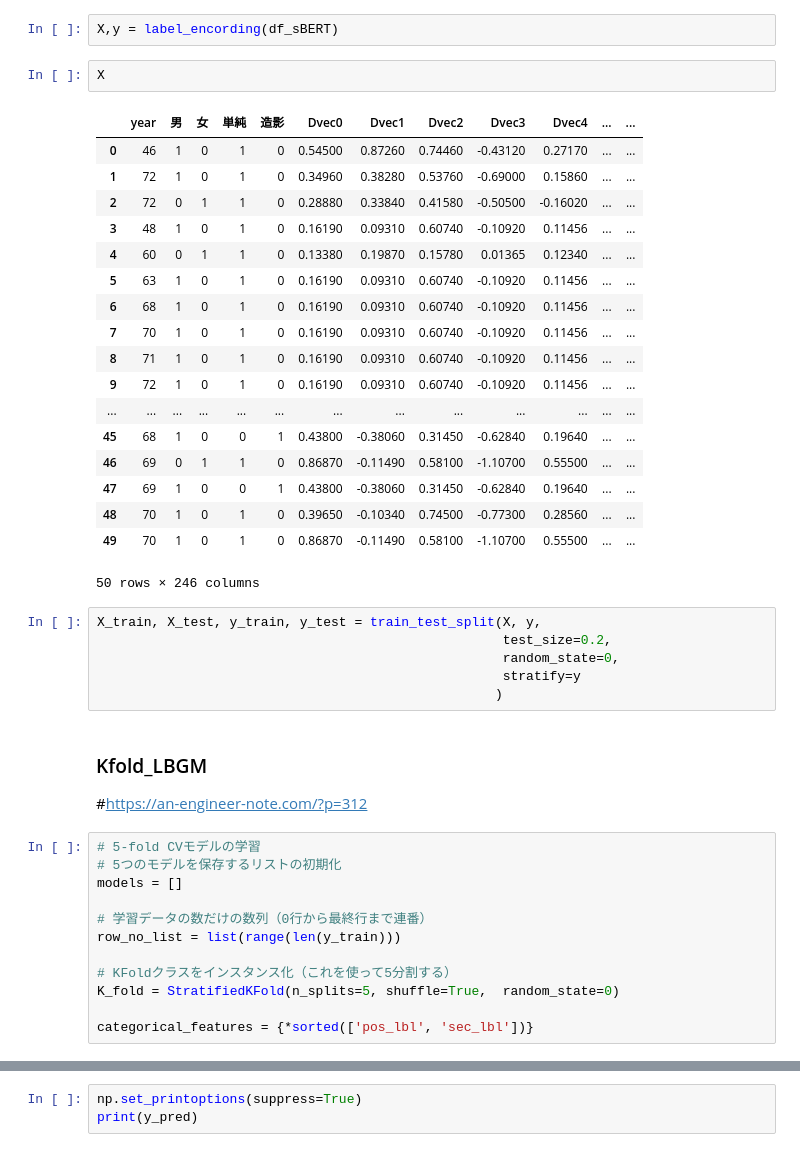
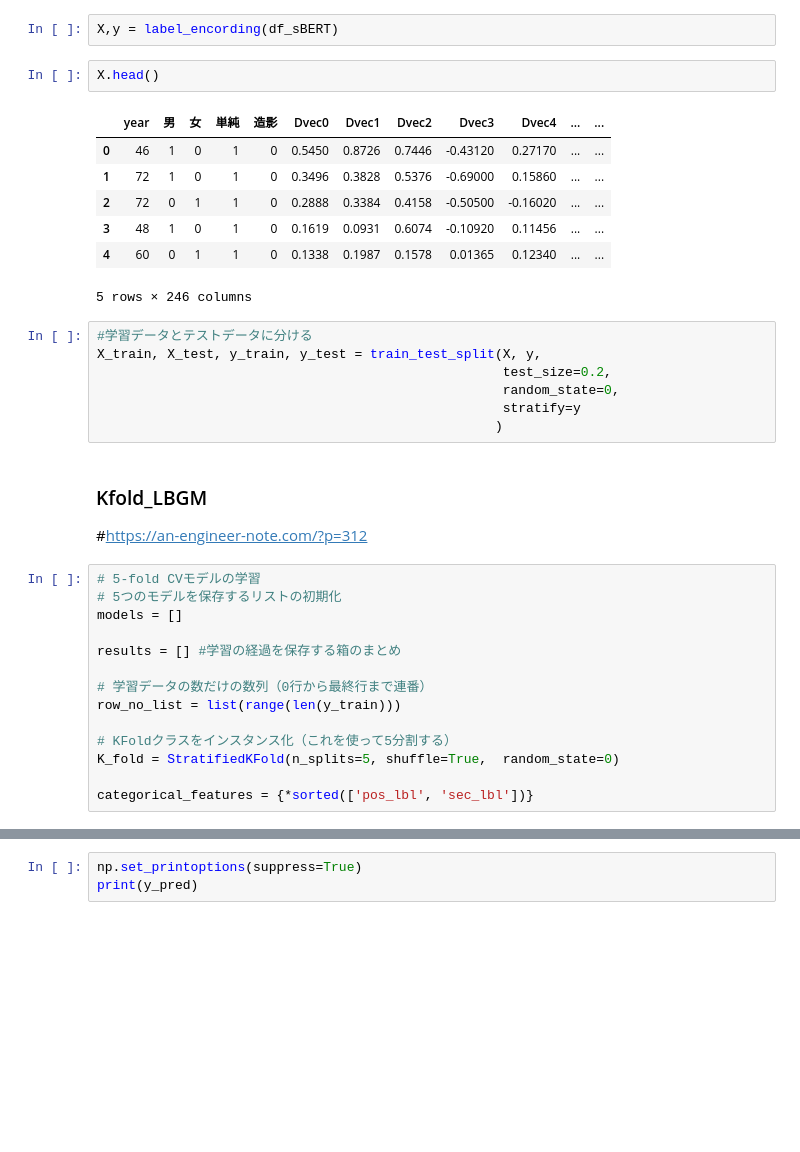
Before and after one commit to mecab-g/MRI, a Jupyter notebook: プロトコール予測/てすと.ipynb, the cells around one changed output, grey strips where cells are left out. Drawn from its saved outputs; the diff is of its cells as text; blank space fills up the shorter version.

```diff
--- a/プロトコール予測/てすと.ipynb
+++ b/プロトコール予測/てすと.ipynb
@@ -90,27 +75,17 @@ df_sBERT.head()
 # %%
 X,y = label_encording(df_sBERT)
 # %%
-X
+X.head()
 # %% [output]
 |  | year | 男 | 女 | 単純 | 造影 | Dvec0 | Dvec1 | Dvec2 | Dvec3 | Dvec4 | ... | ... |
-| 0 | 46 | 1 | 0 | 1 | 0 | 0.54500 | 0.87260 | 0.74460 | -0.43120 | 0.27170 | ... | ... |
-| 1 | 72 | 1 | 0 | 1 | 0 | 0.34960 | 0.38280 | 0.53760 | -0.69000 | 0.15860 | ... | ... |
-| 2 | 72 | 0 | 1 | 1 | 0 | 0.28880 | 0.33840 | 0.41580 | -0.50500 | -0.16020 | ... | ... |
-| 3 | 48 | 1 | 0 | 1 | 0 | 0.16190 | 0.09310 | 0.60740 | -0.10920 | 0.11456 | ... | ... |
-| 4 | 60 | 0 | 1 | 1 | 0 | 0.13380 | 0.19870 | 0.15780 | 0.01365 | 0.12340 | ... | ... |
-| 5 | 63 | 1 | 0 | 1 | 0 | 0.16190 | 0.09310 | 0.60740 | -0.10920 | 0.11456 | ... | ... |
-| 6 | 68 | 1 | 0 | 1 | 0 | 0.16190 | 0.09310 | 0.60740 | -0.10920 | 0.11456 | ... | ... |
-| 7 | 70 | 1 | 0 | 1 | 0 | 0.16190 | 0.09310 | 0.60740 | -0.10920 | 0.11456 | ... | ... |
-| 8 | 71 | 1 | 0 | 1 | 0 | 0.16190 | 0.09310 | 0.60740 | -0.10920 | 0.11456 | ... | ... |
-| 9 | 72 | 1 | 0 | 1 | 0 | 0.16190 | 0.09310 | 0.60740 | -0.10920 | 0.11456 | ... | ... |
-| ... | ... | ... | ... | ... | ... | ... | ... | ... | ... | ... | ... | ... |
-| 45 | 68 | 1 | 0 | 0 | 1 | 0.43800 | -0.38060 | 0.31450 | -0.62840 | 0.19640 | ... | ... |
-| 46 | 69 | 0 | 1 | 1 | 0 | 0.86870 | -0.11490 | 0.58100 | -1.10700 | 0.55500 | ... | ... |
-| 47 | 69 | 1 | 0 | 0 | 1 | 0.43800 | -0.38060 | 0.31450 | -0.62840 | 0.19640 | ... | ... |
-| 48 | 70 | 1 | 0 | 1 | 0 | 0.39650 | -0.10340 | 0.74500 | -0.77300 | 0.28560 | ... | ... |
-| 49 | 70 | 1 | 0 | 1 | 0 | 0.86870 | -0.11490 | 0.58100 | -1.10700 | 0.55500 | ... | ... |
+| 0 | 46 | 1 | 0 | 1 | 0 | 0.5450 | 0.8726 | 0.7446 | -0.43120 | 0.27170 | ... | ... |
+| 1 | 72 | 1 | 0 | 1 | 0 | 0.3496 | 0.3828 | 0.5376 | -0.69000 | 0.15860 | ... | ... |
+| 2 | 72 | 0 | 1 | 1 | 0 | 0.2888 | 0.3384 | 0.4158 | -0.50500 | -0.16020 | ... | ... |
+| 3 | 48 | 1 | 0 | 1 | 0 | 0.1619 | 0.0931 | 0.6074 | -0.10920 | 0.11456 | ... | ... |
+| 4 | 60 | 0 | 1 | 1 | 0 | 0.1338 | 0.1987 | 0.1578 | 0.01365 | 0.12340 | ... | ... |
-50 rows × 246 columns
+5 rows × 246 columns
 # %%
+#学習データとテストデータに分ける
 X_train, X_test, y_train, y_test = train_test_split(X, y,
                                                     test_size=0.2,
                                                     random_state=0,
@@ -123,6 +98,8 @@ X_train, X_test, y_train, y_test = train_test_split(X, y,
 # 5-fold CVモデルの学習
 # 5つのモデルを保存するリストの初期化
 models = []
+
+results = [] #学習の経過を保存する箱のまとめ
 
 # 学習データの数だけの数列（0行から最終行まで連番）
 row_no_list = list(range(len(y_train)))
```
Also changed, not shown: parts of 52 cells of this notebook, 1 other file.
